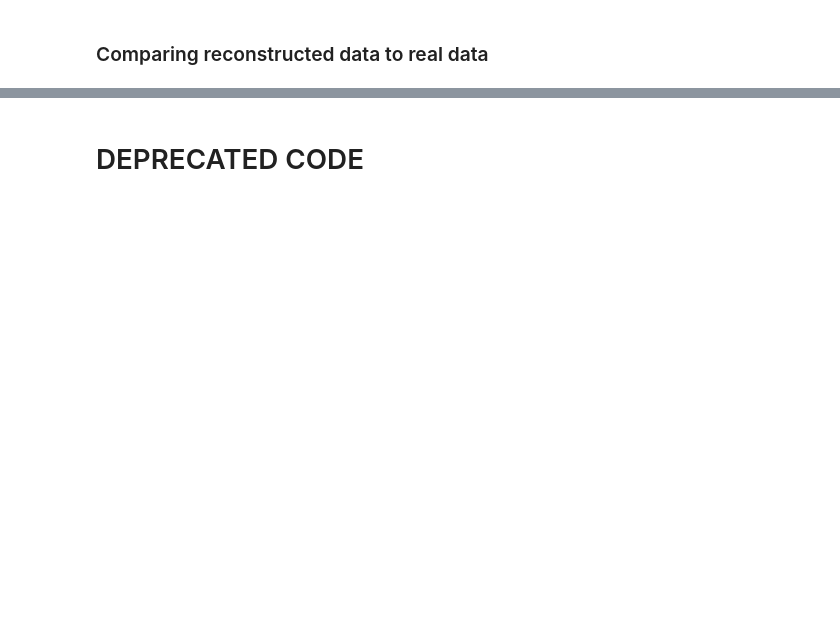
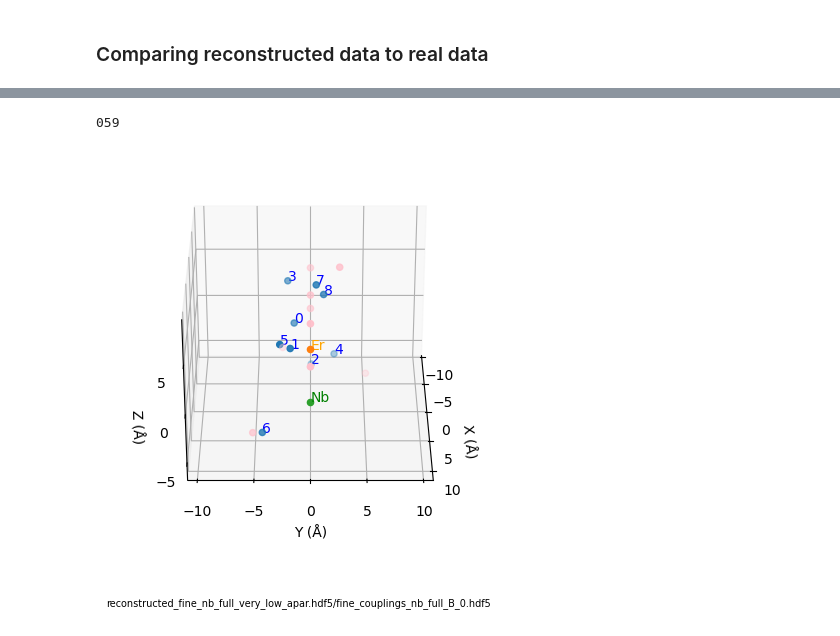
Before and after one commit to maurice-debray/spin_reconstruction, a Jupyter notebook: W_fine_reconstuction_analysis.ipynb, the cells around one changed output, grey strips where cells are left out. Saved outputs shown, nothing was run; the diff lists cells and outputs as text; code cells hidden in the pictures; blank space fills up the shorter version.

```diff
--- a/W_fine_reconstuction_analysis.ipynb
+++ b/W_fine_reconstuction_analysis.ipynb
@@ -350,2 +503,0 @@ for j, m in enumerate(range(0,16,4)):
-# %% [markdown]
-# DEPRECATED CODE
@@ -378,0 +504,71 @@ cbar.set_label("Region")
+# %%
+
+fig = plt.figure()
+ax = fig.add_subplot(projection='3d')
+#ax.set_title(title)
+
+
+base_positions_er = 1e10 * (base_positions - np.array([a/2, a/2, c/2]))
+positions_er = 1e10 * (positions - np.array([a/2, a/2, c/2]))
+
+
+atom = ax.scatter(positions_er[:,0], positions_er[:,1], positions_er[:,2])
+atom_base = ax.scatter(base_positions_er[:,0], base_positions_er[:,1], base_positions_er[:,2], color="pink")
+
+
+#ax.scatter(simplex[:,0], simplex[:,1], simplex[:,2], color = "black")
+
+
+er = ax.scatter(0,0,0)
+nb = ax.scatter(0,0,-0.5*c*1e10)
+er_txt = ax.text(0, 0, 0, "Er", color="orange")
+nb_txt = ax.text(0,0, -0.5*c*1e10, "Nb", color="green")
+
+
+for i in range(len(positions)):
+    ax.text(positions_er[i,0], positions_er[i,1], positions_er[i,2], str(selected_sites[i]), color="blue")
+
+#for i in range(len(base_positions_er)):
+#    ax.text(base_positions_er[i,0], base_positions_er[i,1], base_positions_er[i,2], str(i), color="hotpink")
+
+
+ax.set_xlabel('X (Å)')
+ax.set_ylabel('Y (Å)')
+ax.set_zlabel('Z (Å)')
+
+
+ax.xaxis.set_major_locator(ticker.MultipleLocator(5))
+ax.yaxis.set_major_locator(ticker.MultipleLocator(5))
+ax.zaxis.set_major_locator(ticker.MultipleLocator(5))
+#ax.xaxis.set_minor_locator(ticker.MultipleLocator(1))
+#ax.yaxis.set_minor_locator(ticker.MultipleLocator(1))
+#ax.zaxis.set_minor_locator(ticker.MultipleLocator(1))
+#ax.xaxis.set_tick_params(length=1000)
+
+ax.axis('equal')
+
+
+ax.annotate(f'{file}/{couplings_file}',
+            xy = (1.0, -0.2),
+            xycoords='axes fraction',
+            ha='right',
+            va="center",
+            fontsize=7)
+
+fig.tight_layout()
+
+
+def animate(i):
+    ax.view_init(azim=i)
+    print(i, end = "\r")
+    return (atom,atom_base, er, nb, er_txt, nb_txt)
+
+
+ani = animation.FuncAnimation(fig, animate, repeat=True, frames=360, interval=50)
+writer = animation.PillowWriter(fps=15,
+                                metadata=dict(artist='Me'),
+                                bitrate=1800)
+ani.save('scatter.gif', writer=writer)
+# %% [output]
+059
+[figure, added]
```
Also changed, not shown: parts of 20 cells of this notebook.
